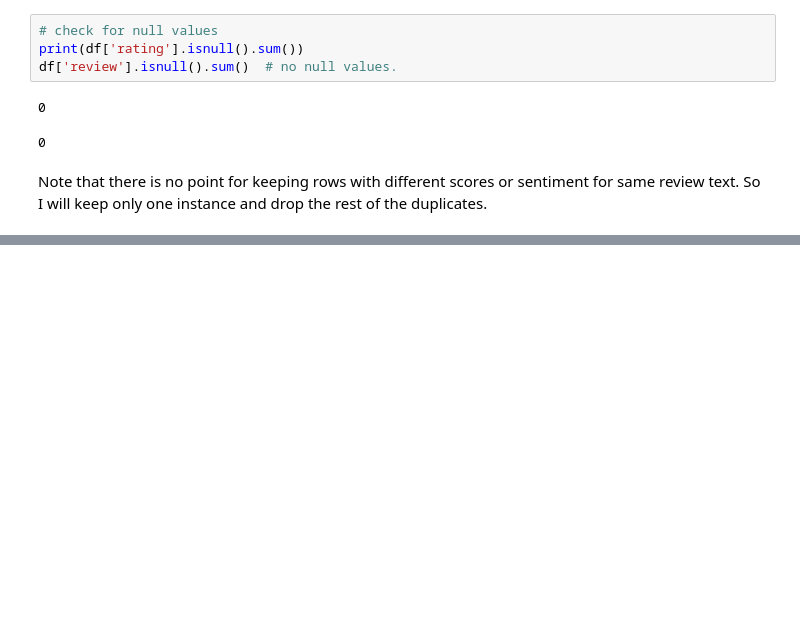
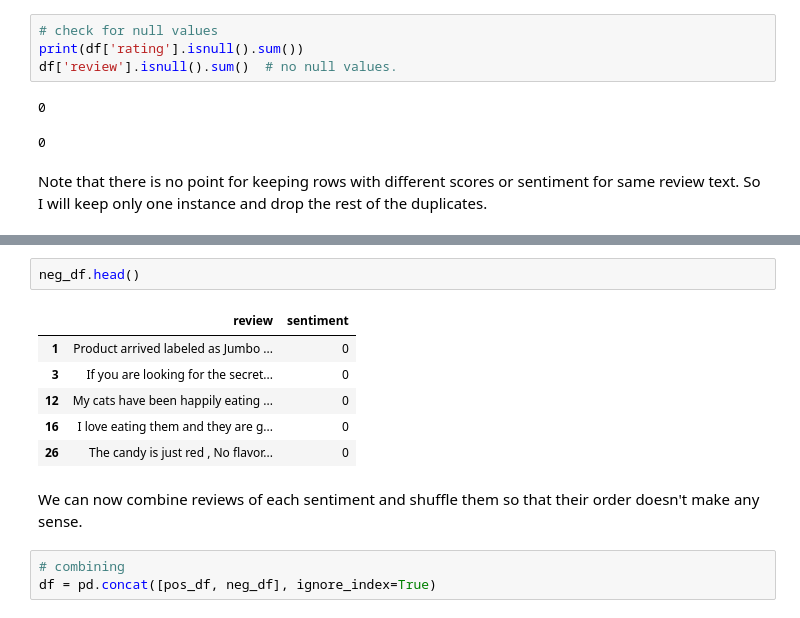
Before and after one commit to JIPiration/kaggles, a Jupyter notebook: amazon-fine-food-reviews/a-complete-text-classfication-guide-word2vec-lstm.ipynb, the cells around one changed output, grey strips where cells are left out. Cells and saved outputs as stored; diff of their text form; blank space fills up the shorter version.

```diff
--- a/amazon-fine-food-reviews/a-complete-text-classfication-guide-word2vec-lstm.ipynb
+++ b/amazon-fine-food-reviews/a-complete-text-classfication-guide-word2vec-lstm.ipynb
@@ -191,0 +310,14 @@ Note that there is no point for keeping rows with different scores or sentiment
+# %%
+neg_df.head()
+# %% [output]
+|  | review | sentiment |
+| 1 | Product arrived labeled as Jumbo ... | 0 |
+| 3 | If you are looking for the secret... | 0 |
+| 12 | My cats have been happily eating ... | 0 |
+| 16 | I love eating them and they are g... | 0 |
+| 26 | The candy is just red , No flavor... | 0 |
+# %% [markdown]
+We can now combine reviews of each sentiment and shuffle them so that their order doesn't make any sense.
+# %%
+# combining
+df = pd.concat([pos_df, neg_df], ignore_index=True)
```
Also changed, not shown: parts of 24 cells of this notebook.
